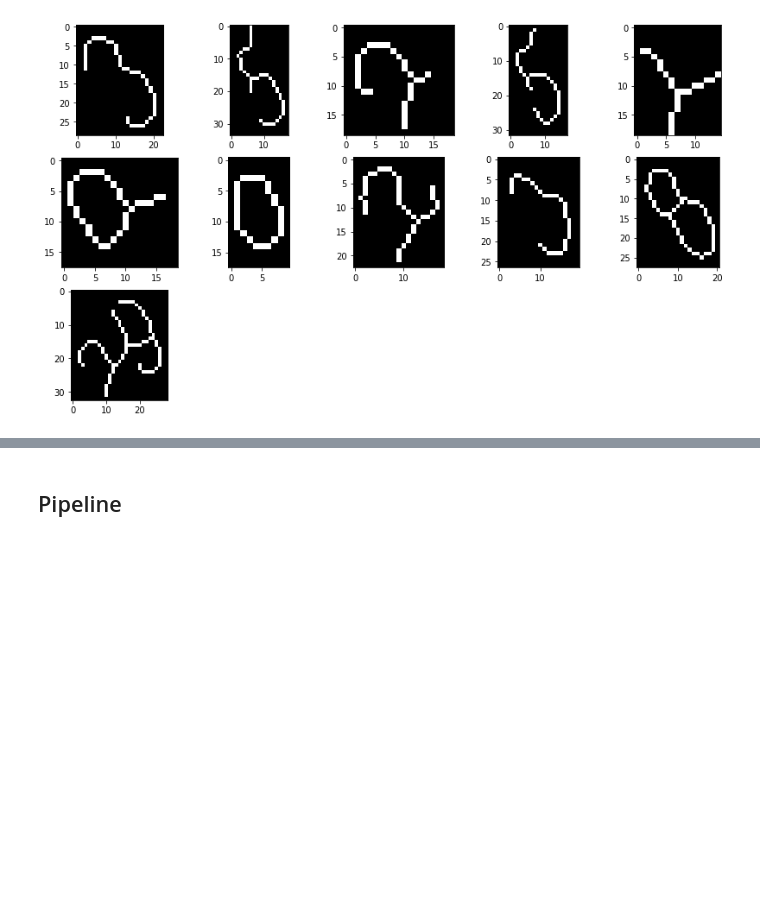
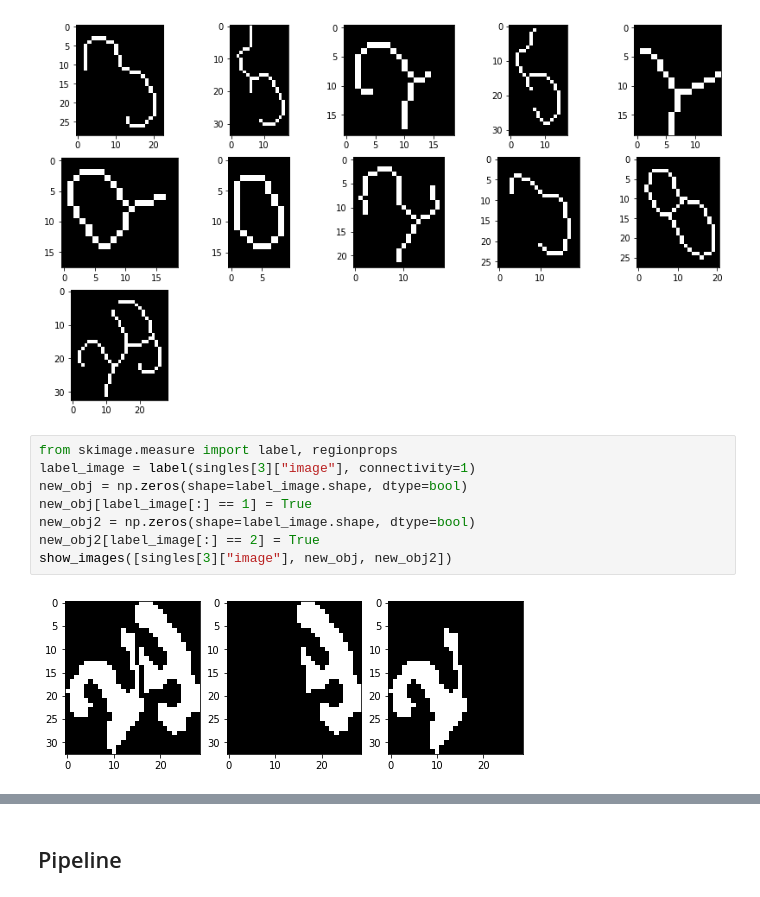
Before and after one commit to AudranDoublet/jacoubet_map_number_detection, a Jupyter notebook: Segmentation.ipynb, the cells around one changed output, grey strips where cells are left out. Drawn from its saved outputs; the diff is of its cells as text; blank space fills up the shorter version.

Commit message:
segmentation: cut image if 2 or more numbers linked

```diff
--- a/Segmentation.ipynb
+++ b/Segmentation.ipynb
@@ -626,3 +624,13 @@ for obj in n5:
 show_images(sq)
 # %% [output]
 [figure]
+# %%
+from skimage.measure import label, regionprops
+label_image = label(singles[3]["image"], connectivity=1)
+new_obj = np.zeros(shape=label_image.shape, dtype=bool)
+new_obj[label_image[:] == 1] = True
+new_obj2 = np.zeros(shape=label_image.shape, dtype=bool)
+new_obj2[label_image[:] == 2] = True
+show_images([singles[3]["image"], new_obj, new_obj2])
+# %% [output]
+[figure, added]
```
Also changed, not shown: parts of 8 cells of this notebook.
